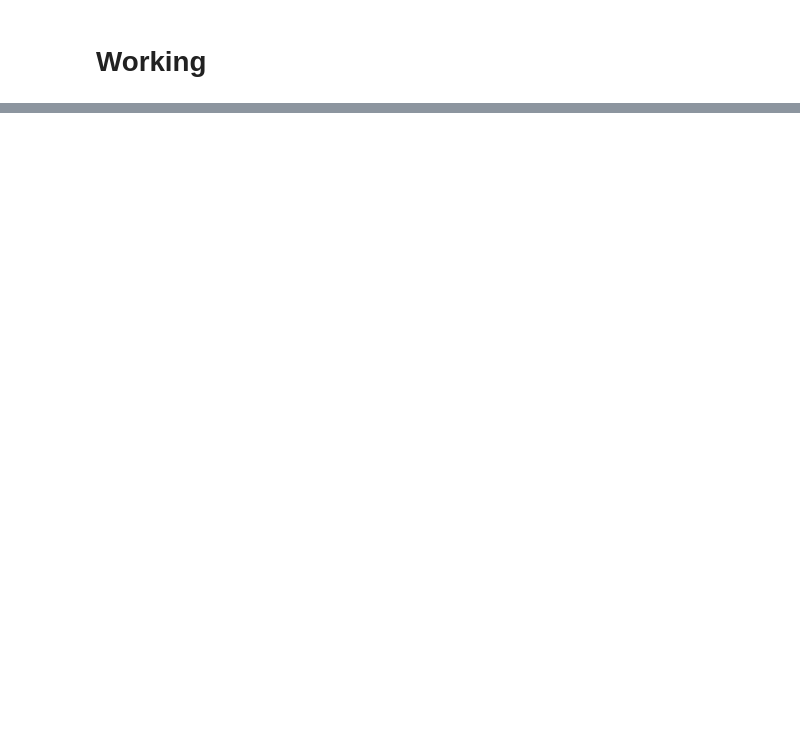
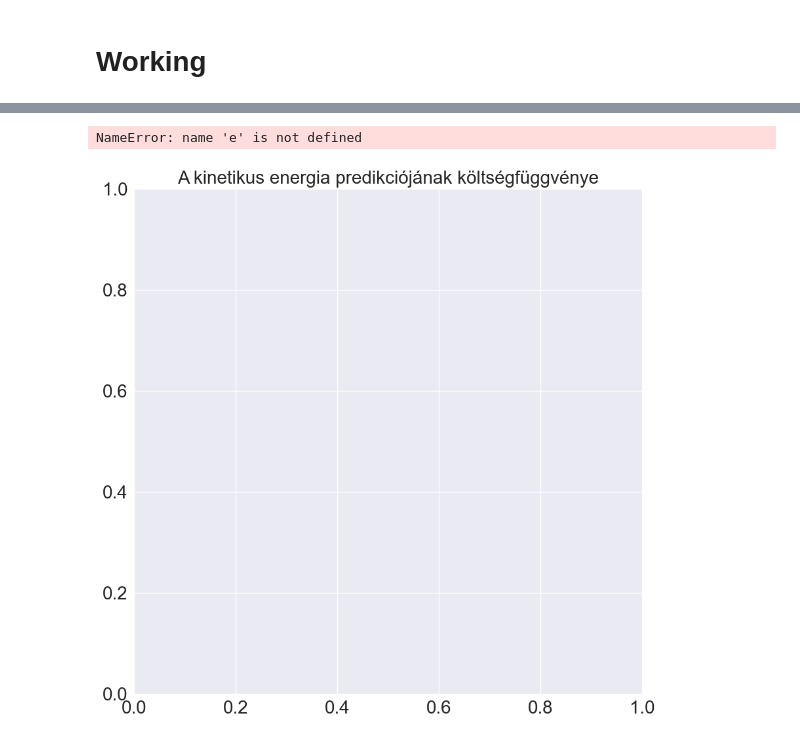
Before and after one commit to Dudgit/TF_Transformer, a Jupyter notebook: eda.ipynb, the cells around one changed output, grey strips where cells are left out. Cells and saved outputs as stored; diff of their text form; code cells hidden in the pictures; blank space fills up the shorter version.

```diff
--- a/eda.ipynb
+++ b/eda.ipynb
@@ -80 +116,9 @@ plt.legend()
+# %%
+plt.title(r"A kinetikus energia predikciójának költségfüggvénye")
+plt.plot(e)
+plt.xlabel("Tanítási iteráció")
+plt.ylabel("Költségfüggvény értéke")
+# %% [output]
+NameError: name 'e' is not defined
+[figure, added]
 # %%
```
Also changed, not shown: parts of 14 cells of this notebook.
